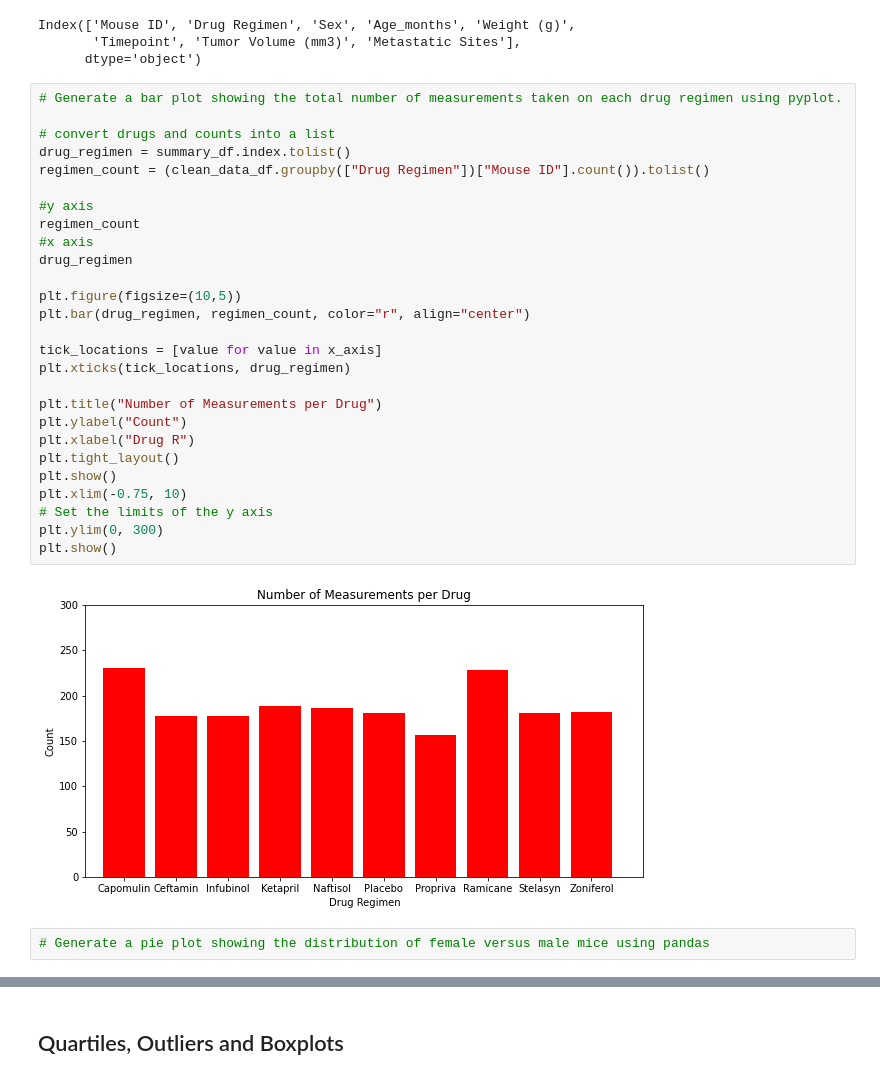
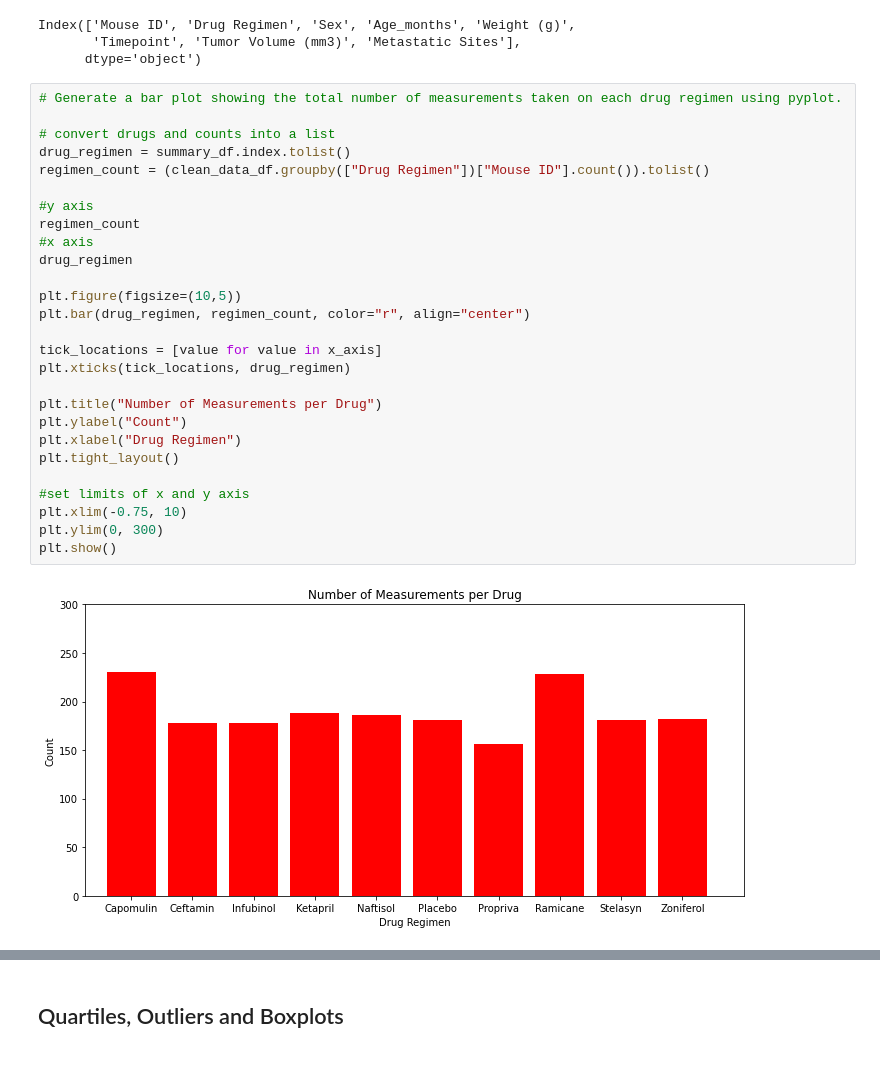
Before and after one commit to keikoyara/matplotlib-challenge, a Jupyter notebook: pymaceuticals_starter.ipynb, the cells around one changed output, grey strips where cells are left out. Drawn from its saved outputs; the diff is of its cells as text.

```diff
--- a/pymaceuticals_starter.ipynb
+++ b/pymaceuticals_starter.ipynb
@@ -181,31 +181,29 @@ Index(['Mouse ID', 'Drug Regimen', 'Sex', 'Age_months', 'Weight (g)',
 # %%
 # Generate a bar plot showing the total number of measurements taken on each drug regimen using pyplot.
 
 # convert drugs and counts into a list
 drug_regimen = summary_df.index.tolist()
 regimen_count = (clean_data_df.groupby(["Drug Regimen"])["Mouse ID"].count()).tolist()
 
 #y axis
 regimen_count
 #x axis
 drug_regimen
 
 plt.figure(figsize=(10,5))
 plt.bar(drug_regimen, regimen_count, color="r", align="center")
 
 tick_locations = [value for value in x_axis]
 plt.xticks(tick_locations, drug_regimen)
 
 plt.title("Number of Measurements per Drug")
 plt.ylabel("Count")
-plt.xlabel("Drug R")
+plt.xlabel("Drug Regimen")
 plt.tight_layout()
-plt.show()
+
+#set limits of x and y axis
 plt.xlim(-0.75, 10)
-# Set the limits of the y axis
 plt.ylim(0, 300)
 plt.show()
 # %% [output]
-[figure, old version]
+[figure, new version]
-# %%
-# Generate a pie plot showing the distribution of female versus male mice using pandas
```
Also changed, not shown: parts of 2 cells of this notebook.
